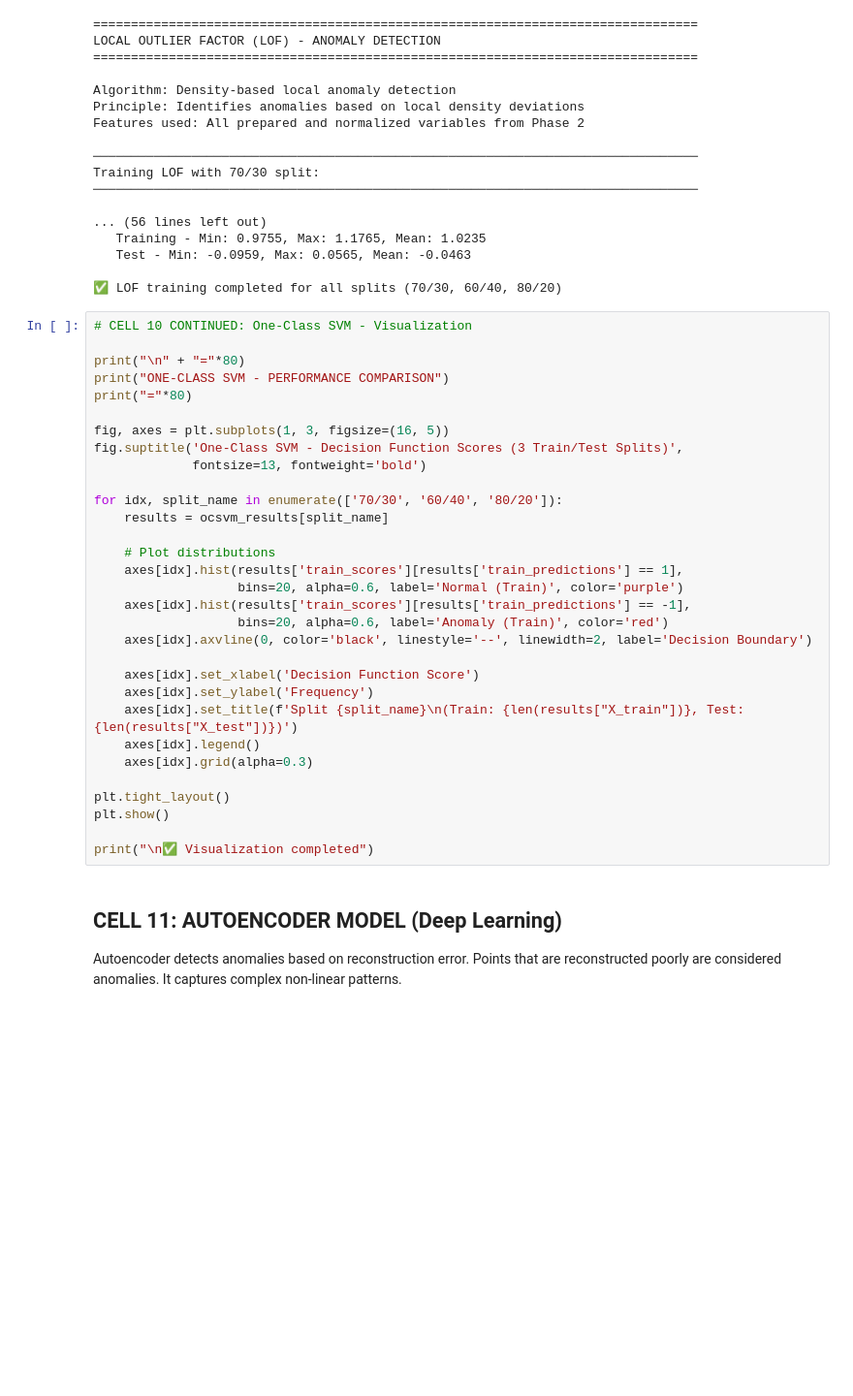
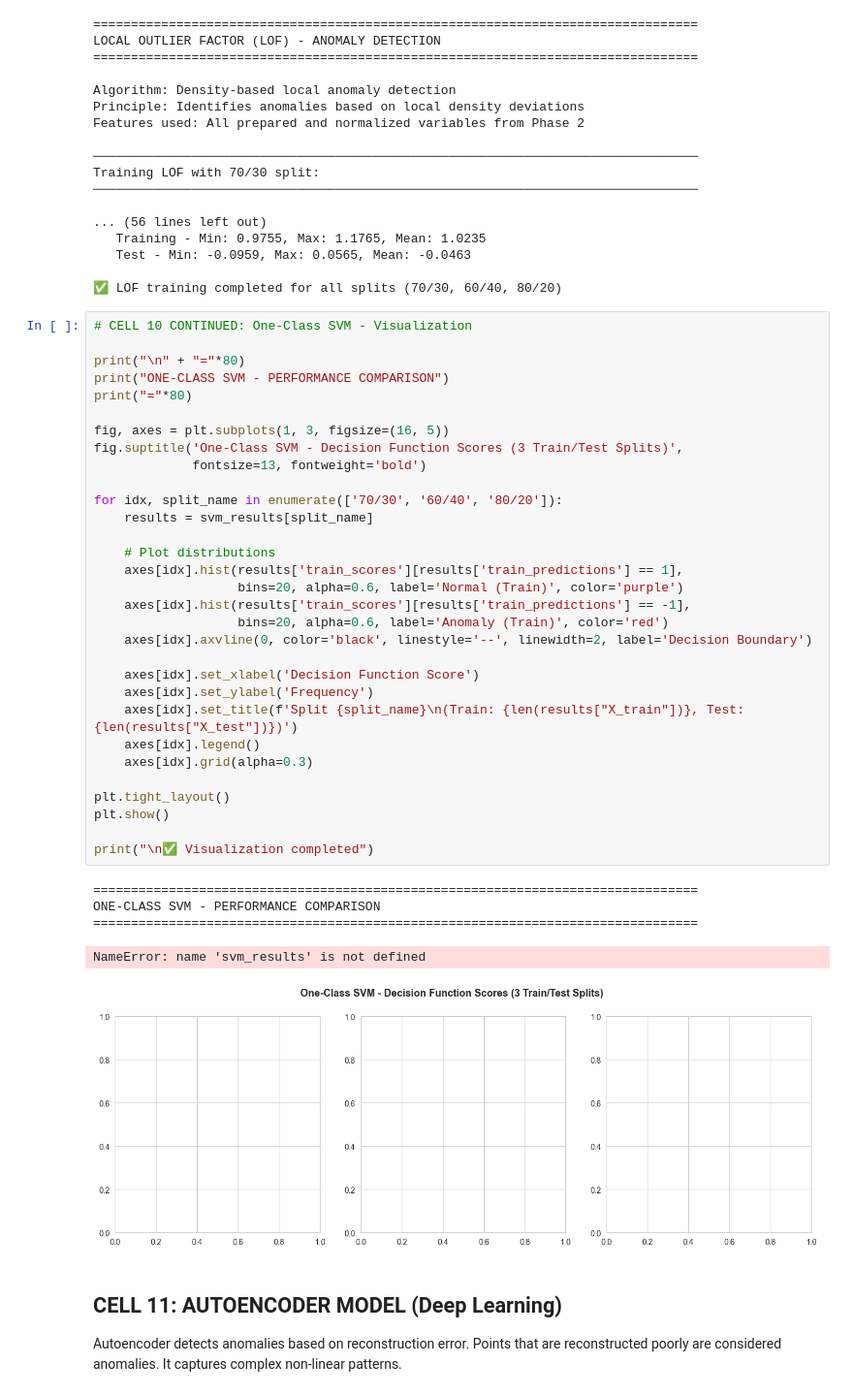
Before and after one commit to jaquimbayoc7/material-DT-1, a Jupyter notebook: Análisis Nuevo/Ana-1/03_Modelado_Anomalias.ipynb, the cells around one changed output. Shown at 97% size. Drawn from its saved outputs; the diff is of its cells as text; blank space fills up the shorter version.

```diff
--- a/Análisis Nuevo/Ana-1/03_Modelado_Anomalias.ipynb
+++ b/Análisis Nuevo/Ana-1/03_Modelado_Anomalias.ipynb
@@ -607,34 +607,40 @@ Training LOF with 70/30 split:
 # %%
 # CELL 10 CONTINUED: One-Class SVM - Visualization
 
 print("\n" + "="*80)
 print("ONE-CLASS SVM - PERFORMANCE COMPARISON")
 print("="*80)
 
 fig, axes = plt.subplots(1, 3, figsize=(16, 5))
 fig.suptitle('One-Class SVM - Decision Function Scores (3 Train/Test Splits)',
              fontsize=13, fontweight='bold')
 
 for idx, split_name in enumerate(['70/30', '60/40', '80/20']):
-    results = ocsvm_results[split_name]
+    results = svm_results[split_name]
 
     # Plot distributions
     axes[idx].hist(results['train_scores'][results['train_predictions'] == 1],
                    bins=20, alpha=0.6, label='Normal (Train)', color='purple')
     axes[idx].hist(results['train_scores'][results['train_predictions'] == -1],
                    bins=20, alpha=0.6, label='Anomaly (Train)', color='red')
     axes[idx].axvline(0, color='black', linestyle='--', linewidth=2, label='Decision Boundary')
 
     axes[idx].set_xlabel('Decision Function Score')
     axes[idx].set_ylabel('Frequency')
     axes[idx].set_title(f'Split {split_name}\n(Train: {len(results["X_train"])}, Test: {len(results["X_test"])})')
     axes[idx].legend()
     axes[idx].grid(alpha=0.3)
 
 plt.tight_layout()
 plt.show()
 
 print("\n✅ Visualization completed")
+# %% [output]
+================================================================================
+ONE-CLASS SVM - PERFORMANCE COMPARISON
+================================================================================
+NameError: name 'svm_results' is not defined
+[figure, added]
 # %% [markdown]
 ## CELL 11: AUTOENCODER MODEL (Deep Learning)
 
```
Also changed, not shown: parts of 3 cells of this notebook.
